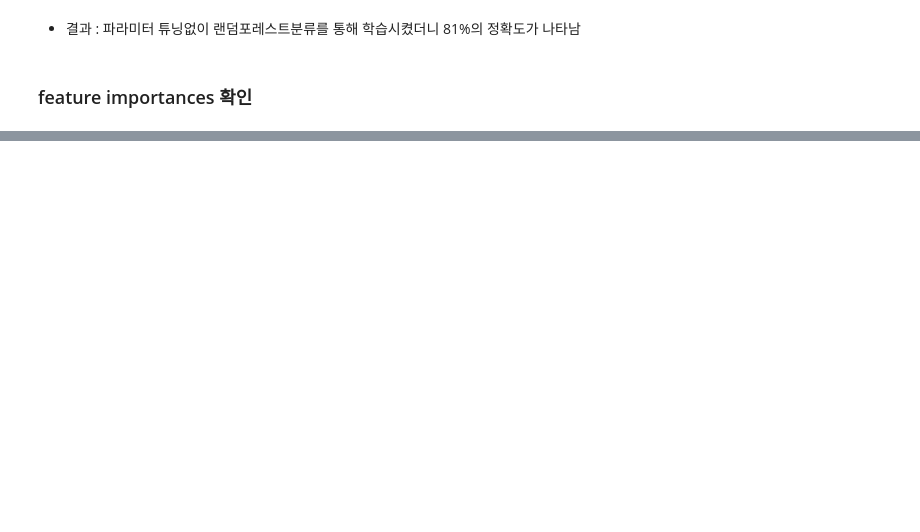
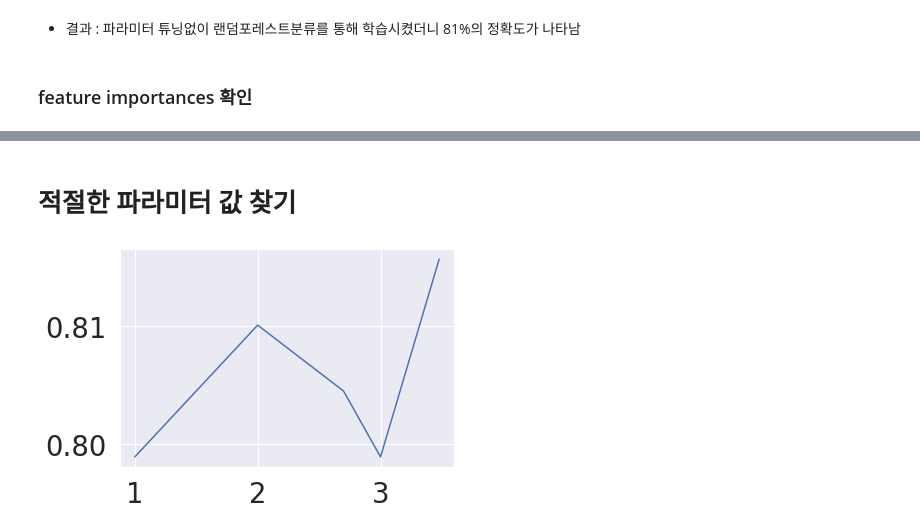
Before and after one commit to youngsoomoon/Titanic, a Jupyter notebook: Titanic.ipynb, the cells around one changed output, grey strips where cells are left out. Drawn from its saved outputs; the diff is of its cells as text; code cells hidden in the pictures; blank space fills up the shorter version.

```diff
--- a/Titanic.ipynb
+++ b/Titanic.ipynb
@@ -854,3 +839,9 @@ array([0, 0, 0, 1, 1, 0, 0, 0, 1, 0, 0, 0, 1, 0, 1, 1, 0, 0, 1, 0, 0, 1,
 submission['Survived'] = prediction
 # %%
 submission.to_csv('my_first_submission.csv', index=False)
+# %% [markdown]
+# 적절한 파라미터 값 찾기
+# %%
+model = RandomForestClassifier(n_estimators=1000, n_jobs=-1)
+model.fit(X_tr, y_tr)
+prediction = model.predict(X_vld)
@@ -856,0 +850,16 @@ submission.to_csv('my_first_submission.csv', index=False)
+# %%
+train_score = []
+test_score = []
+# %%
+estimator_list = [10,100,500,1000,3000]
+for estimator in estimator_list:
+  model = RandomForestClassifier(n_estimators=estimator, n_jobs=-1)
+  model.fit(X_tr, y_tr)
+  prediction = model.predict(X_vld)
+  #print('총 {}명 중 {:.2f}% 정확도로 생존을 맞춤'.format(y_vld.shape[0], 100 * metrics.accuracy_score(prediction, y_vld)))
+  train_score.append(metrics.accuracy_score(prediction, y_vld))
+# %%
+plt.plot(np.log10(estimator_list), train_score)
+plt.show()
+# %% [output]
+[figure, added]
```
Also changed, not shown: parts of 27 cells of this notebook.
